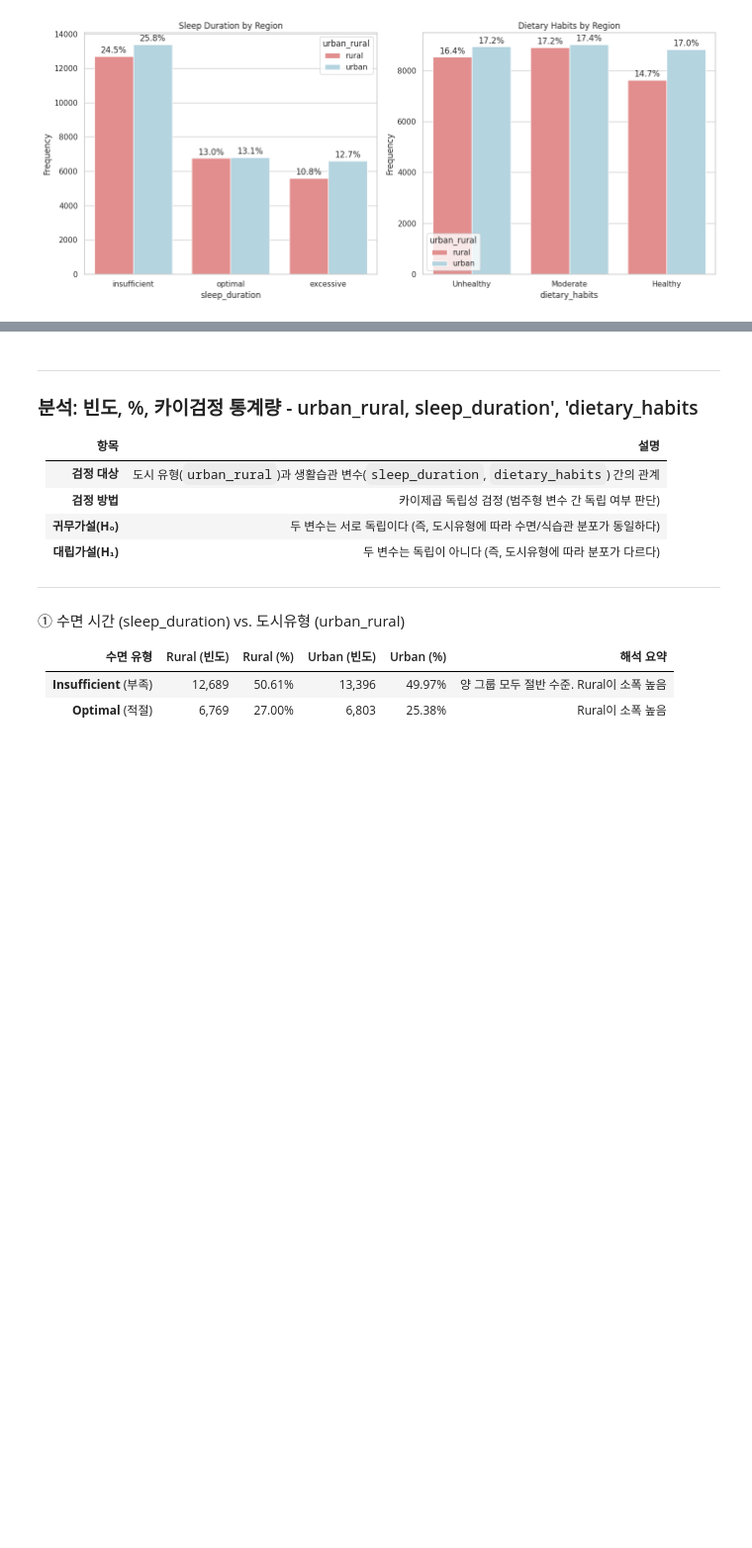
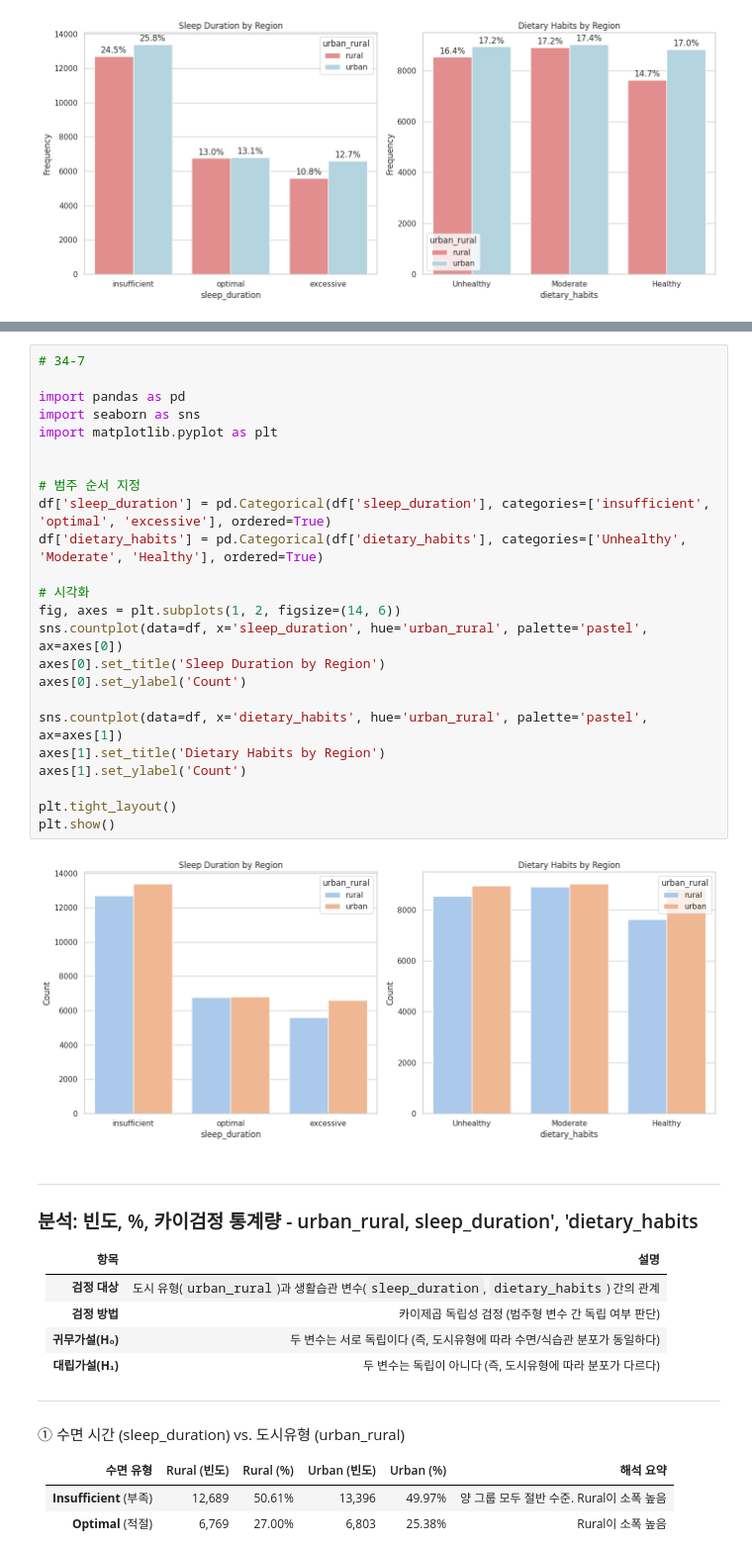
Before and after one commit to HongYeongPyo/first-repository, a Jupyter notebook: 02_EDA_hong_250603.ipynb, the cells around one changed output, grey strips where cells are left out. Shown at 99% size. Drawn from its saved outputs; the diff is of its cells as text; blank space fills up the shorter version.

```diff
--- a/02_EDA_hong_250603.ipynb
+++ b/02_EDA_hong_250603.ipynb
@@ -1443,3 +1549,29 @@ plt.show()
+# %%
+# 34-7
+
+import pandas as pd
+import seaborn as sns
+import matplotlib.pyplot as plt
+
+
+# 범주 순서 지정
+df['sleep_duration'] = pd.Categorical(df['sleep_duration'], categories=['insufficient', 'optimal', 'excessive'], ordered=True)
+df['dietary_habits'] = pd.Categorical(df['dietary_habits'], categories=['Unhealthy', 'Moderate', 'Healthy'], ordered=True)
+
+# 시각화
+fig, axes = plt.subplots(1, 2, figsize=(14, 6))
+sns.countplot(data=df, x='sleep_duration', hue='urban_rural', palette='pastel', ax=axes[0])
+axes[0].set_title('Sleep Duration by Region')
+axes[0].set_ylabel('Count')
+
+sns.countplot(data=df, x='dietary_habits', hue='urban_rural', palette='pastel', ax=axes[1])
+axes[1].set_title('Dietary Habits by Region')
+axes[1].set_ylabel('Count')
+
+plt.tight_layout()
+plt.show()
+# %% [output]
+[figure, added]
 # %% [markdown]
 ----------------------------------
 ### 분석: 빈도, %, 카이검정 통계량 -  urban_rural, sleep_duration', 'dietary_habits
```
Also changed, not shown: parts of 2 cells of this notebook.
